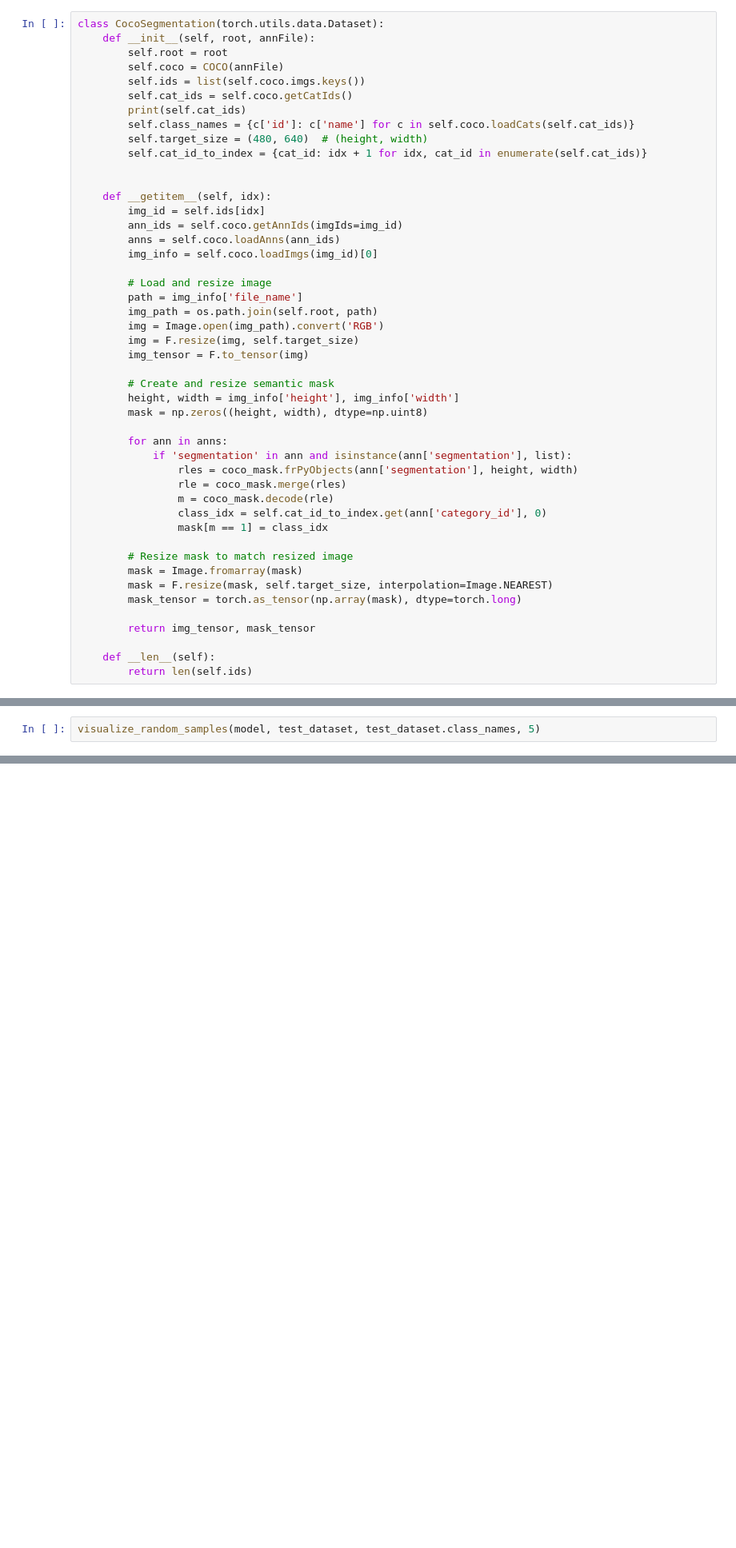
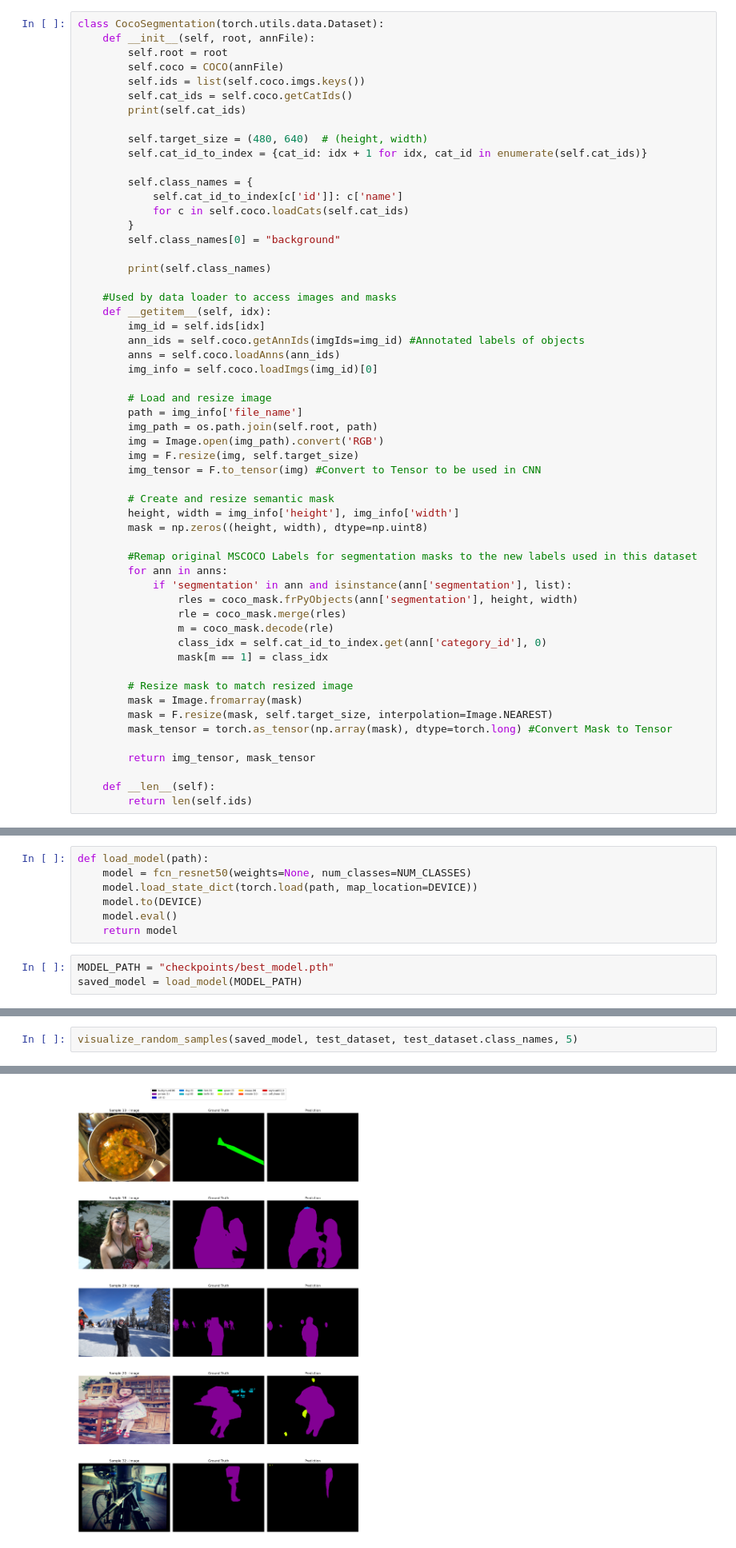
Before and after one commit to ADichoso/Object-Segmentation-Workshop, a Jupyter notebook: workshop.ipynb, the cells around one changed output, grey strips where cells are left out. Shown at 80% size. Saved outputs shown, nothing was run; the diff lists cells and outputs as text; blank space fills up the shorter version.

Commit message:
Updated workshop notebook to include annotations for visualizer and metrics

```diff
--- a/workshop.ipynb
+++ b/workshop.ipynb
@@ -60,14 +58,22 @@ class CocoSegmentation(torch.utils.data.Dataset):
         self.ids = list(self.coco.imgs.keys())
         self.cat_ids = self.coco.getCatIds()
         print(self.cat_ids)
-        self.class_names = {c['id']: c['name'] for c in self.coco.loadCats(self.cat_ids)}
+
         self.target_size = (480, 640)  # (height, width)
         self.cat_id_to_index = {cat_id: idx + 1 for idx, cat_id in enumerate(self.cat_ids)}
 
+        self.class_names = {
+            self.cat_id_to_index[c['id']]: c['name']
+            for c in self.coco.loadCats(self.cat_ids)
+        }
+        self.class_names[0] = "background"
 
+        print(self.class_names)
+
+    #Used by data loader to access images and masks
     def __getitem__(self, idx):
         img_id = self.ids[idx]
-        ann_ids = self.coco.getAnnIds(imgIds=img_id)
+        ann_ids = self.coco.getAnnIds(imgIds=img_id) #Annotated labels of objects
         anns = self.coco.loadAnns(ann_ids)
         img_info = self.coco.loadImgs(img_id)[0]
 
@@ -76,12 +82,13 @@ class CocoSegmentation(torch.utils.data.Dataset):
         img_path = os.path.join(self.root, path)
         img = Image.open(img_path).convert('RGB')
         img = F.resize(img, self.target_size)
-        img_tensor = F.to_tensor(img)
+        img_tensor = F.to_tensor(img) #Convert to Tensor to be used in CNN
 
         # Create and resize semantic mask
         height, width = img_info['height'], img_info['width']
         mask = np.zeros((height, width), dtype=np.uint8)
 
+        #Remap original MSCOCO Labels for segmentation masks to the new labels used in this dataset
         for ann in anns:
             if 'segmentation' in ann and isinstance(ann['segmentation'], list):
                 rles = coco_mask.frPyObjects(ann['segmentation'], height, width)
@@ -93,7 +100,7 @@ class CocoSegmentation(torch.utils.data.Dataset):
         # Resize mask to match resized image
         mask = Image.fromarray(mask)
         mask = F.resize(mask, self.target_size, interpolation=Image.NEAREST)
-        mask_tensor = torch.as_tensor(np.array(mask), dtype=torch.long)
+        mask_tensor = torch.as_tensor(np.array(mask), dtype=torch.long) #Convert Mask to Tensor
 
         return img_tensor, mask_tensor
 
@@ -241,4 +281,14 @@ def evaluate(model, dataloader):
 
     print(f"Pixel Accuracy: {np.mean(accs):.4f}")
     print(f"Mean IoU: {np.mean(ious):.4f}")
+# %%
+def load_model(path):
+    model = fcn_resnet50(weights=None, num_classes=NUM_CLASSES)
+    model.load_state_dict(torch.load(path, map_location=DEVICE))
+    model.to(DEVICE)
+    model.eval()
+    return model
+# %%
+MODEL_PATH = "checkpoints/best_model.pth"
+saved_model = load_model(MODEL_PATH)
 # %%
@@ -297,2 +391,3 @@ def visualize_random_samples(model, dataset, class_names, num_samples=5):
 # %%
-visualize_random_samples(model, test_dataset, test_dataset.class_names, 5)
+visualize_random_samples(saved_model, test_dataset, test_dataset.class_names, 5)
+# %% [output]
@@ -298,0 +411 @@ visualize_random_samples(model, test_dataset, test_dataset.class_names, 5)
+[figure, added]
```
Also changed, not shown: parts of 9 cells of this notebook, 1 other file.
